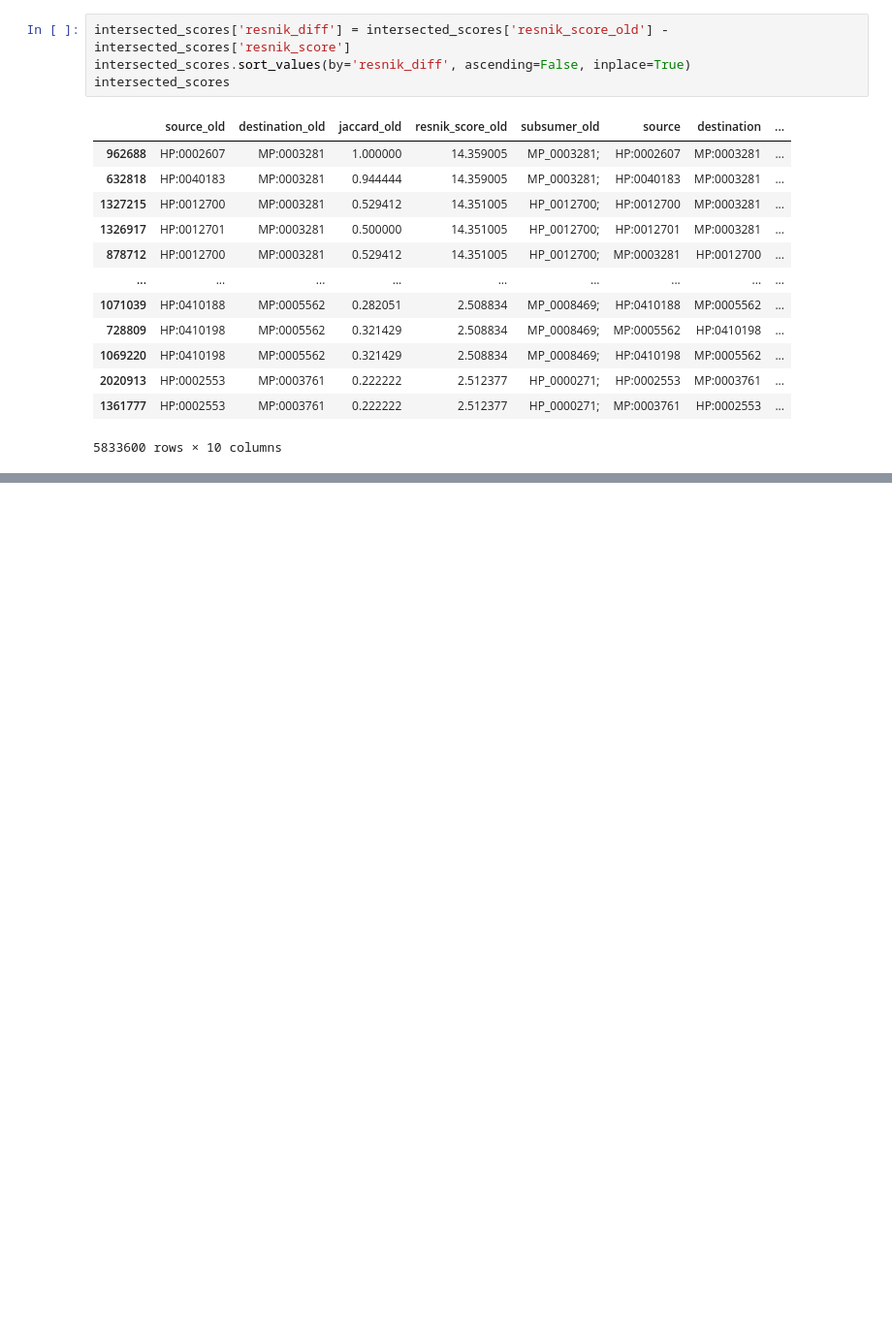
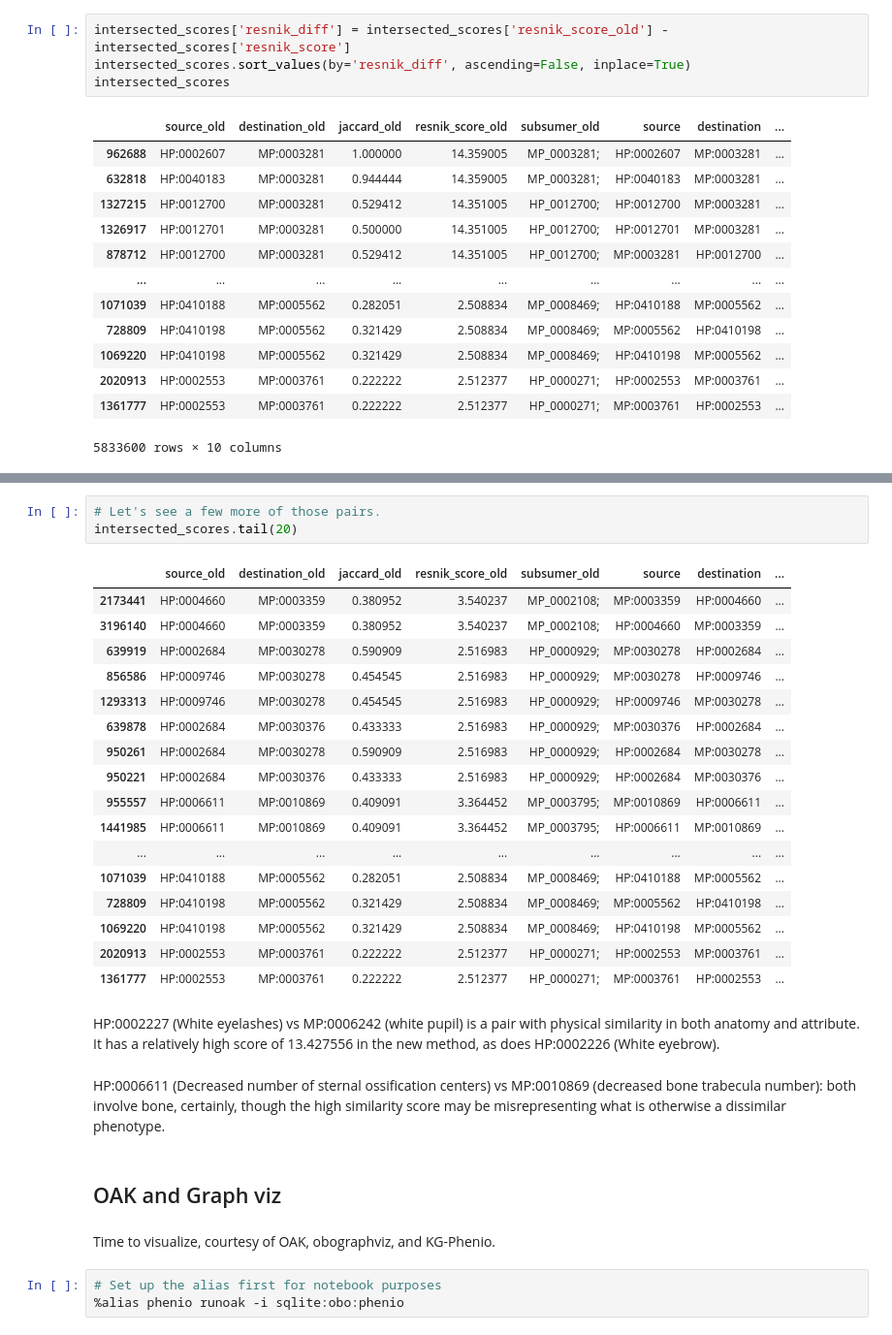
Before and after one commit to Knowledge-Graph-Hub/semsim, a Jupyter notebook: notebooks/plot_old_versus_new_phenodigm_resnik_and_jaccard.ipynb, the cells around one changed output, grey strips where cells are left out. Shown: that part at 97% size. Saved outputs shown, nothing was run; the diff lists cells and outputs as text; blank space fills up the shorter version.

Commit message:
Update comparison notebook

```diff
--- a/notebooks/plot_old_versus_new_phenodigm_resnik_and_jaccard.ipynb
+++ b/notebooks/plot_old_versus_new_phenodigm_resnik_and_jaccard.ipynb
@@ -196,0 +245,32 @@ The other HP terms in this top 5 are HP:0040183 (Encopresis; a child of HP:00026
+# %%
+# Let's see a few more of those pairs.
+intersected_scores.tail(20)
+# %% [output]
+|  | source_old | destination_old | jaccard_old | resnik_score_old | subsumer_old | source | destination | ... |
+| 2173441 | HP:0004660 | MP:0003359 | 0.380952 | 3.540237 | MP_0002108; | MP:0003359 | HP:0004660 | ... |
+| 3196140 | HP:0004660 | MP:0003359 | 0.380952 | 3.540237 | MP_0002108; | HP:0004660 | MP:0003359 | ... |
+| 639919 | HP:0002684 | MP:0030278 | 0.590909 | 2.516983 | HP_0000929; | MP:0030278 | HP:0002684 | ... |
+| 856586 | HP:0009746 | MP:0030278 | 0.454545 | 2.516983 | HP_0000929; | MP:0030278 | HP:0009746 | ... |
+| 1293313 | HP:0009746 | MP:0030278 | 0.454545 | 2.516983 | HP_0000929; | HP:0009746 | MP:0030278 | ... |
+| 639878 | HP:0002684 | MP:0030376 | 0.433333 | 2.516983 | HP_0000929; | MP:0030376 | HP:0002684 | ... |
+| 950261 | HP:0002684 | MP:0030278 | 0.590909 | 2.516983 | HP_0000929; | HP:0002684 | MP:0030278 | ... |
+| 950221 | HP:0002684 | MP:0030376 | 0.433333 | 2.516983 | HP_0000929; | HP:0002684 | MP:0030376 | ... |
+| 955557 | HP:0006611 | MP:0010869 | 0.409091 | 3.364452 | MP_0003795; | MP:0010869 | HP:0006611 | ... |
+| 1441985 | HP:0006611 | MP:0010869 | 0.409091 | 3.364452 | MP_0003795; | HP:0006611 | MP:0010869 | ... |
+| ... | ... | ... | ... | ... | ... | ... | ... | ... |
+| 1071039 | HP:0410188 | MP:0005562 | 0.282051 | 2.508834 | MP_0008469; | HP:0410188 | MP:0005562 | ... |
+| 728809 | HP:0410198 | MP:0005562 | 0.321429 | 2.508834 | MP_0008469; | MP:0005562 | HP:0410198 | ... |
+| 1069220 | HP:0410198 | MP:0005562 | 0.321429 | 2.508834 | MP_0008469; | HP:0410198 | MP:0005562 | ... |
+| 2020913 | HP:0002553 | MP:0003761 | 0.222222 | 2.512377 | HP_0000271; | HP:0002553 | MP:0003761 | ... |
+| 1361777 | HP:0002553 | MP:0003761 | 0.222222 | 2.512377 | HP_0000271; | MP:0003761 | HP:0002553 | ... |
+# %% [markdown]
+HP:0002227 (White eyelashes) vs MP:0006242 (white pupil) is a pair with physical similarity in both anatomy and attribute. It has a relatively high score of 13.427556 in the new method, as does HP:0002226 (White eyebrow).
+# %% [markdown]
+HP:0006611 (Decreased number of sternal ossification centers) vs MP:0010869 (decreased bone trabecula number): both involve bone, certainly, though the high similarity score may be misrepresenting what is otherwise a dissimilar phenotype.
+# %% [markdown]
+## OAK and Graph viz
+# %% [markdown]
+Time to visualize, courtesy of OAK, obographviz, and KG-Phenio.
+# %%
+# Set up the alias first for notebook purposes
+%alias phenio runoak -i sqlite:obo:phenio
```
Also changed, not shown: parts of 21 cells of this notebook.
